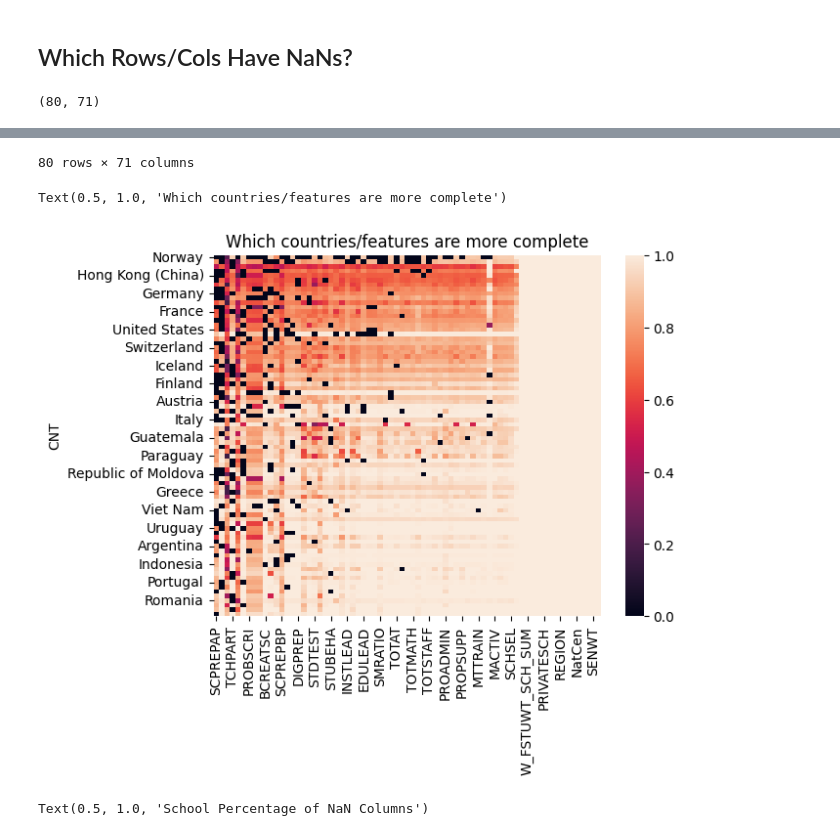
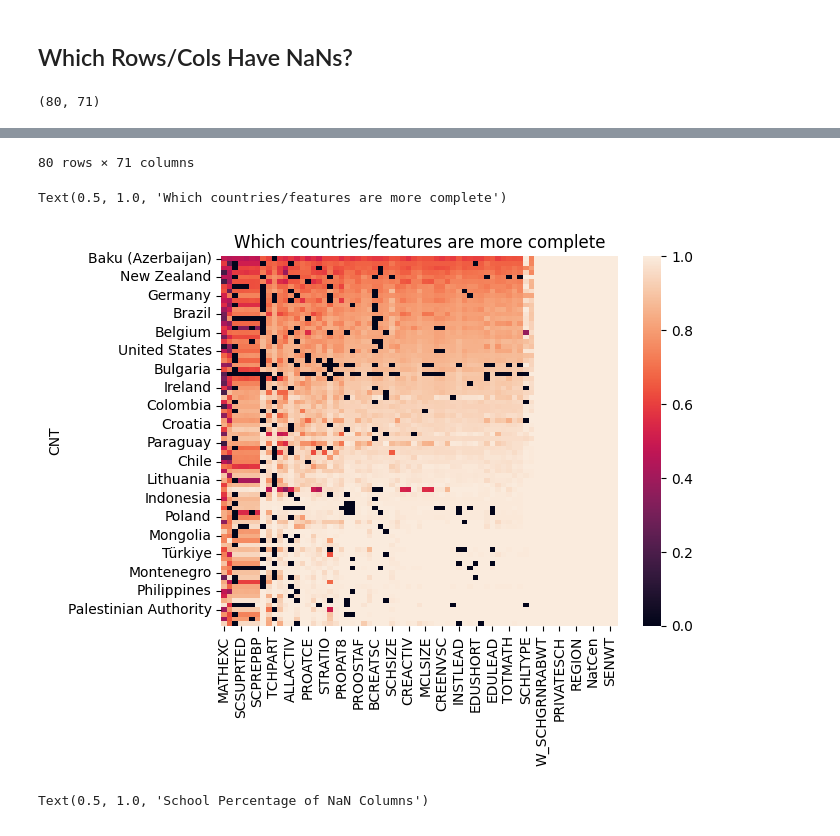
Before and after one commit to GatiAher/pisa_oecd_analysis, a Jupyter notebook: notebooks/exploratory_school_questionnaire.ipynb, the cells around one changed output, grey strips where cells are left out. Drawn from its saved outputs; the diff is of its cells as text; code cells hidden in the pictures.

```diff
--- a/notebooks/0_school.ipynb
+++ b/notebooks/exploratory_school_questionnaire.ipynb
@@ -124,9 +124,9 @@ df_school
 # %%
 df = df_school.groupby("CNT", observed=False).count().div(df_school.groupby("CNT", observed=False).count()["CNTRYID"].values, axis=0)
 
-df = df.loc[df.mean(axis=1).sort_values(ascending=True).index]
+df = df.loc[df.median(axis=1).sort_values(ascending=True).index]
 
-df = df[df.mean(axis=0).sort_values(ascending=True).index]
+df = df[df.median(axis=0).sort_values(ascending=True).index]
 
 print(df.shape)
 display(df)
@@ -151,6 +151,6 @@ plt.title("Which countries/features are more complete")
 80 rows × 71 columns
 Text(0.5, 1.0, 'Which countries/features are more complete')
-[figure, old version]
+[figure, new version]
 # %%
 school_percentage_of_NaNs = (df_school.isnull().sum(axis=1).sort_values(ascending=True) / df_school.shape[1]).values
 plt.plot(range(len(school_percentage_of_NaNs)), school_percentage_of_NaNs, "b-")
```
Also changed, not shown: parts of 2 cells of this notebook, 2 other files.
